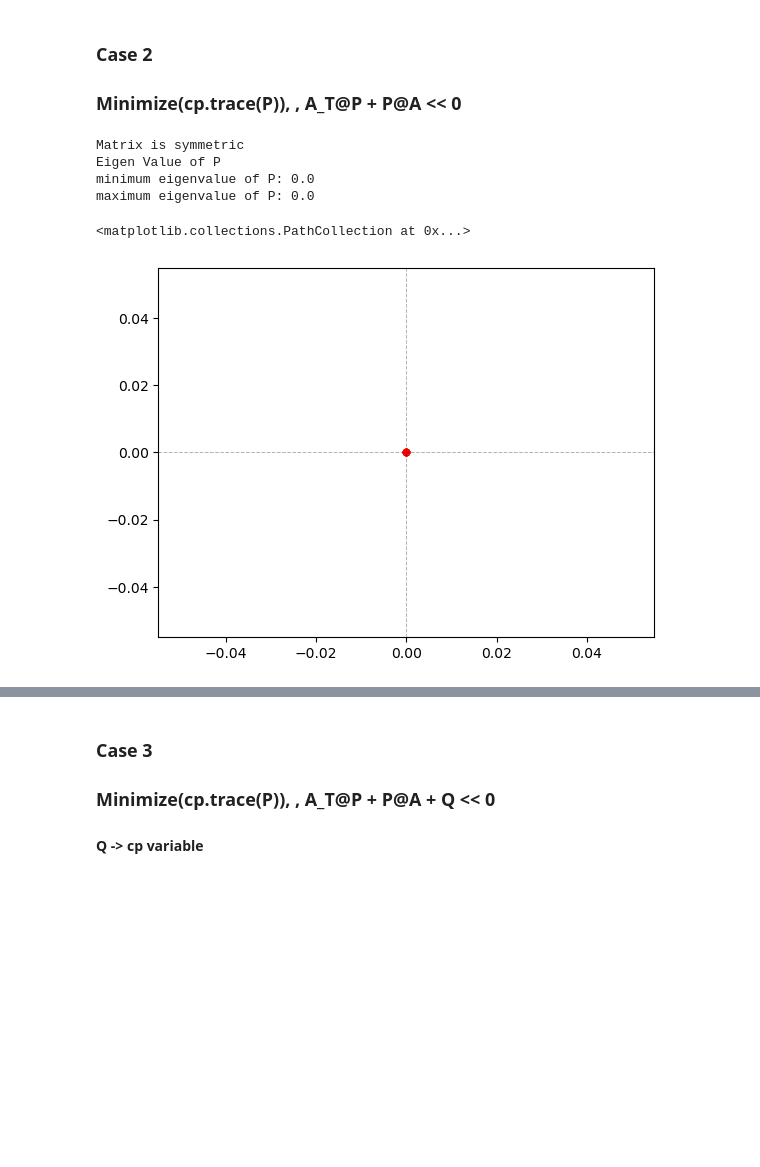
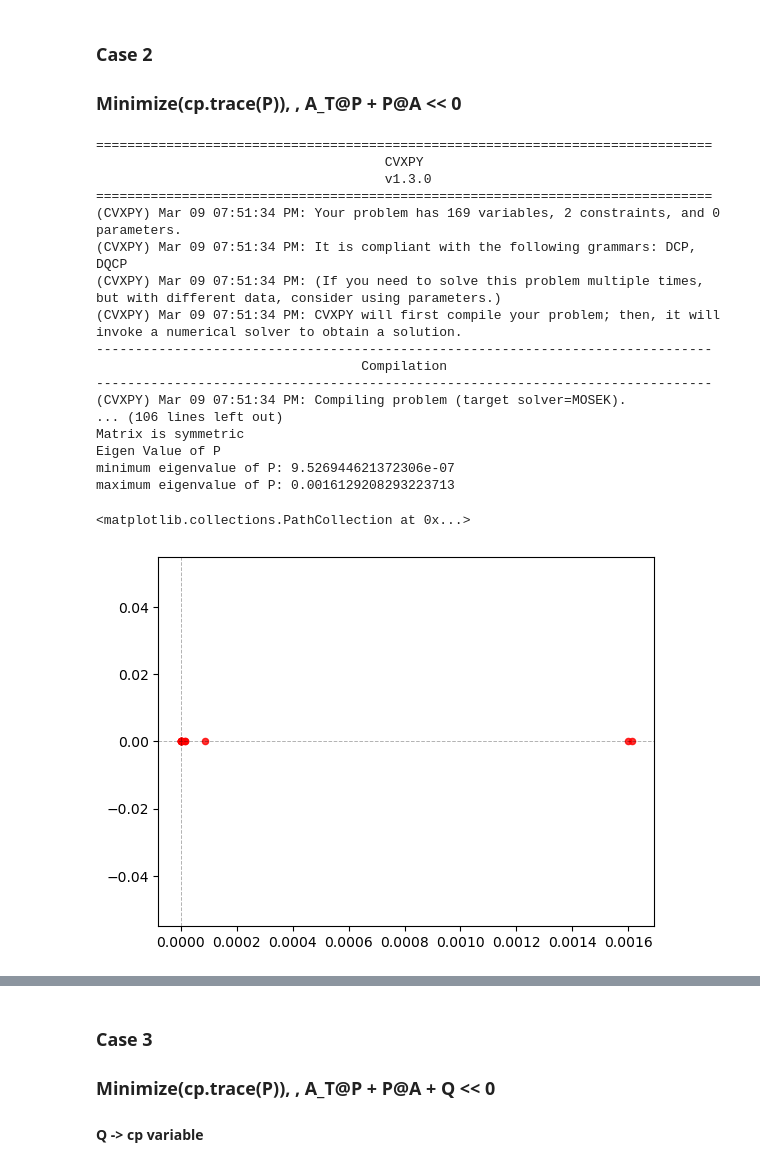
Before and after one commit to JunHyeokPSL/Lyapunov_SDP_Stability, a Jupyter notebook: Lyapunov Function - SDP.ipynb, the cells around one changed output, grey strips where cells are left out. Drawn from its saved outputs; the diff is of its cells as text; code cells hidden in the pictures; blank space fills up the shorter version.

```diff
--- a/Lyapunov Function - SDP.ipynb
+++ b/Lyapunov Function - SDP.ipynb
@@ -41,10 +41,12 @@ con_dict = {'kp1': 8,
 # Ngen  number of generator
 # Nval  number of variables for one generator
 Ts = 0.5*10**-4
-error_mat = np.array([0.0001, 0, -0.0001])
+error_mat = np.array([0.0005, 0, -0.0005])
+
 scenario = 'droop'
-case_dict = {'Ngen':2, 'Nval': cal_Nvariable(scenario), 'Ts': 0.5*10**-4, 'Ttotal': 200,
-            'wpu':1.0, 'Wmax': 1.02, 'error': error_mat}
+load_pattern = [90,110,110, 110]
+case_dict = {'Ngen':3, 'Nval': cal_Nvariable(scenario), 'Ts': 0.5*10**-4, 'Ttotal': 200,
+            'wpu':1.0, 'Wmax': 1.02, 'error': error_mat, 'input_flag': True, 'load_pattern': load_pattern}
 
 A = generate_Amat(gen_dict, con_dict, case_dict, 'droop')
 B = generate_Bmat(gen_dict, con_dict, case_dict)
@@ -179,50 +190,64 @@ Draw the Active Power Plot
 n = A.shape[0]
 
 # Define the LMI variables
+#P = cp.Variable((n,n), symmetric = True, PSD = True)
 P = cp.Variable((n,n), symmetric = True)
-gamma = 1.0
+gamma = 1.0* 1e-6
 Q = np.eye(n)* gamma
 # Define the constraints for the LMI
 #constraints = [P >>0, A.T @ P + P@A + Q << 0]
-constraints = [P >>0, A.T @ P + P@A << 0]
+constraints = [P - 1e-6*np.eye(n)>> 0, A.T @ P + P@A << 0]
 
 # Define the objective for the LMI optimization problem
-#obj = cp.Minimize(cp.trace(P))
 obj = cp.Minimize(cp.trace(P))
+#obj = cp.Minimize(cp.norm(P,1))
 
 # Solve the LMI optimization problem
 prob = cp.Problem(obj, constraints)
 
 # Create a SolverOptions object and set the tolerance to 1e-6
 # Solve the problem with the specified options
 
 #prob.solve(solver=cp.MOSEK, verbose=True) #, options=options)
-prob.solve(solver=cp.MOSEK)
+prob.solve(solver=cp.MOSEK, verbose=True)
 
-P_value = np.round(P.value, decimals=5)
+P_value = np.round(P.value, decimals=7)
 eig,left_eig_v,right_eig_v = linalg.eig(P_value, left= True, right = True)
 check_symmetric(P_value)
 
 eig, eig_vec = linalg.eig(P_value)
 print("Eigen Value of P ")
 plt.axvline(x=0, color = 'black', alpha = 0.3, linewidth = 0.7, linestyle='--')
 plt.axhline(y=0, color = 'black', alpha = 0.3, linewidth = 0.7, linestyle='--')
 
 x = eig.real
 y = eig.imag
 
 print("minimum eigenvalue of P:", min(x))
 print("maximum eigenvalue of P:", max(x))
 
 
 plt.scatter(x,y, s = 20, c = 'r', alpha = 0.8)
 # %% [output]
+===============================================================================
+                                     CVXPY
+                                     v1.3.0
+===============================================================================
+(CVXPY) Mar 09 07:51:34 PM: Your problem has 169 variables, 2 constraints, and 0 parameters.
+(CVXPY) Mar 09 07:51:34 PM: It is compliant with the following grammars: DCP, DQCP
+(CVXPY) Mar 09 07:51:34 PM: (If you need to solve this problem multiple times, but with different data, consider using parameters.)
+(CVXPY) Mar 09 07:51:34 PM: CVXPY will first compile your problem; then, it will invoke a numerical solver to obtain a solution.
+-------------------------------------------------------------------------------
+                                  Compilation
+-------------------------------------------------------------------------------
+(CVXPY) Mar 09 07:51:34 PM: Compiling problem (target solver=MOSEK).
+... (106 lines left out)
 Matrix is symmetric
 Eigen Value of P
-minimum eigenvalue of P: 0.0
-maximum eigenvalue of P: 0.0
+minimum eigenvalue of P: 9.526944621372306e-07
+maximum eigenvalue of P: 0.0016129208293223713
 <matplotlib.collections.PathCollection at 0x...>
-[figure, old version]
+[figure, new version]
 # %%
 table = tabulate.tabulate(P_value, tablefmt='html')
 print("symmetric P Table")
```
Also changed, not shown: parts of 33 cells of this notebook, 1 other file.
